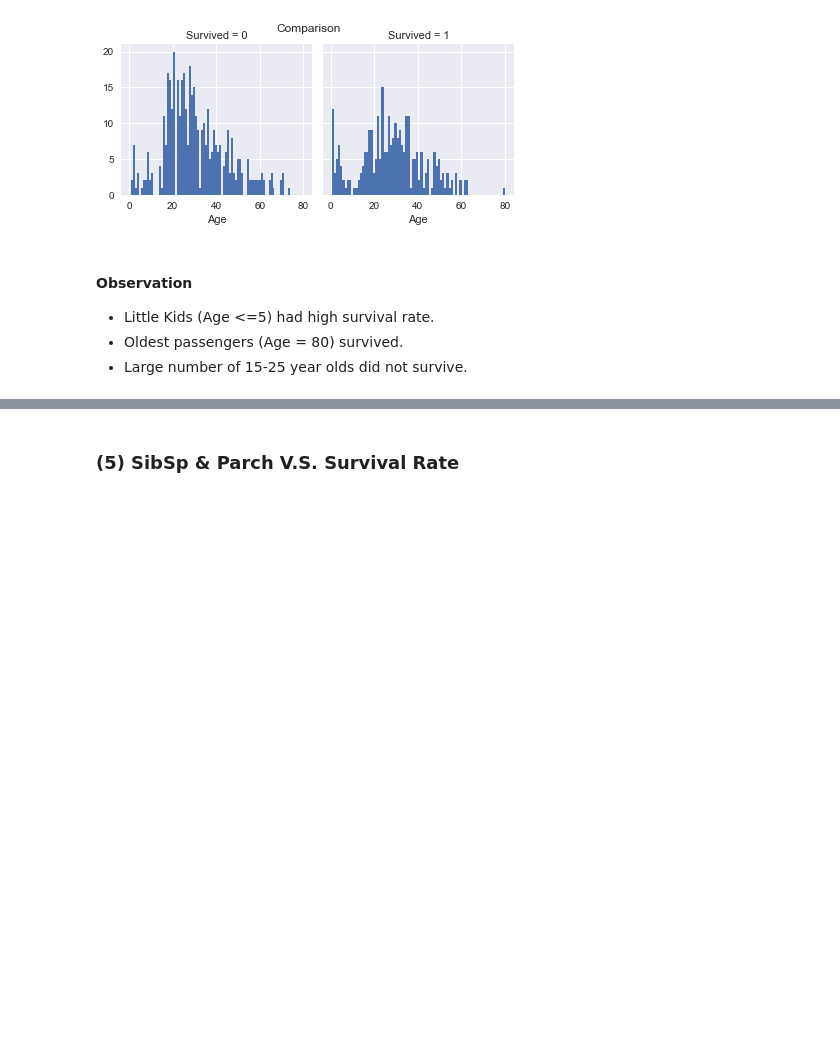
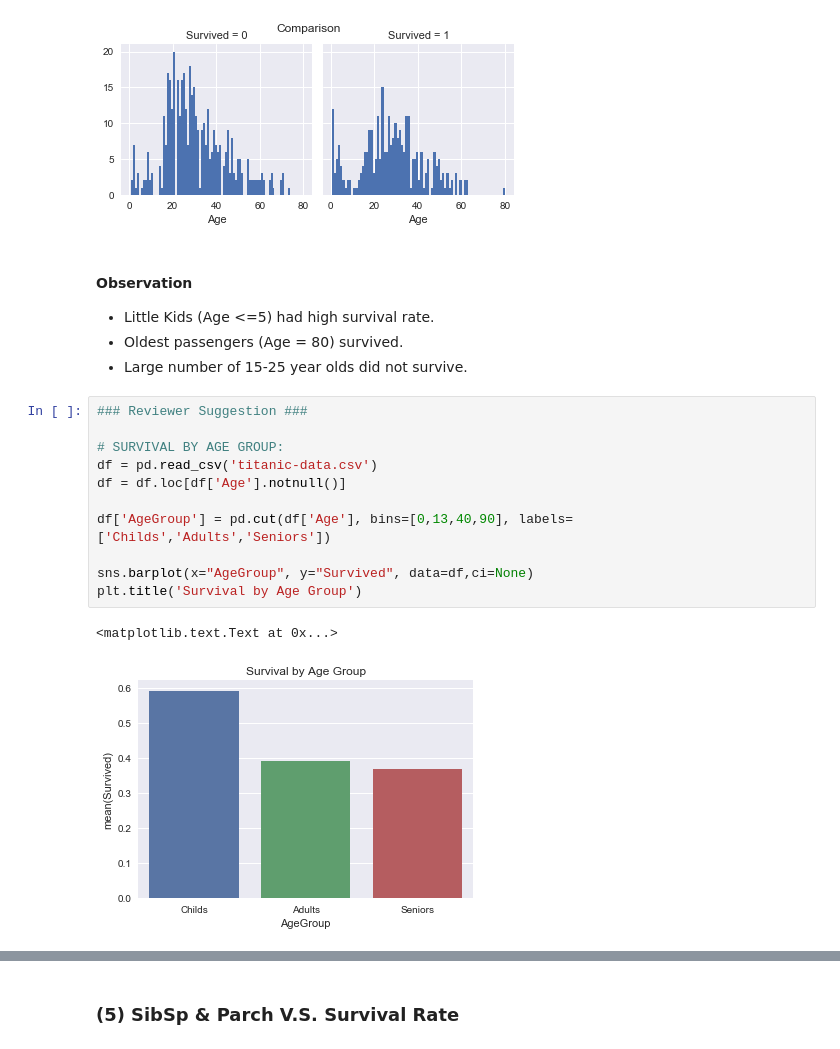
Before and after one commit to freena22/Udacity-Data-Analysis-Nanodegree, a Jupyter notebook: 07_P2_Investigate_Titanic_Dataset.ipynb, the cells around one changed output, grey strips where cells are left out. Cells and saved outputs as stored; diff of their text form; blank space fills up the shorter version.

```diff
--- a/07_P2_Investigate_Titanic_Dataset.ipynb
+++ b/07_P2_Investigate_Titanic_Dataset.ipynb
@@ -269,3 +353,17 @@ sns.plt.suptitle('Comparison')
 - Little Kids (Age <=5) had high survival rate.
 - Oldest passengers (Age = 80) survived.
 - Large number of 15-25 year olds did not survive.
+# %%
+### Reviewer Suggestion ###
+
+# SURVIVAL BY AGE GROUP:
+df = pd.read_csv('titanic-data.csv')
+df = df.loc[df['Age'].notnull()]
+
+df['AgeGroup'] = pd.cut(df['Age'], bins=[0,13,40,90], labels=['Childs','Adults','Seniors'])
+
+sns.barplot(x="AgeGroup", y="Survived", data=df,ci=None)
+plt.title('Survival by Age Group')
+# %% [output]
+<matplotlib.text.Text at 0x...>
+[figure, added]
```
Also changed, not shown: parts of 5 cells of this notebook.
